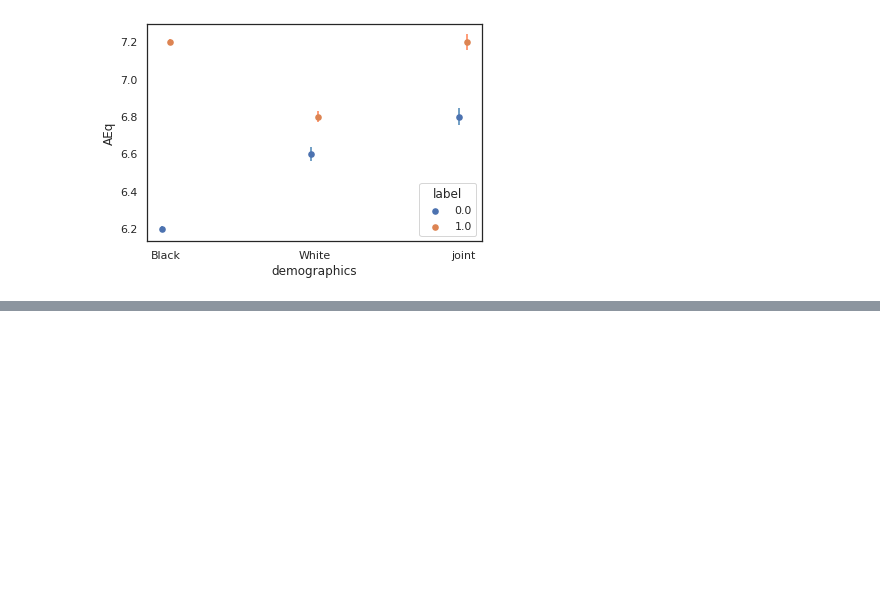
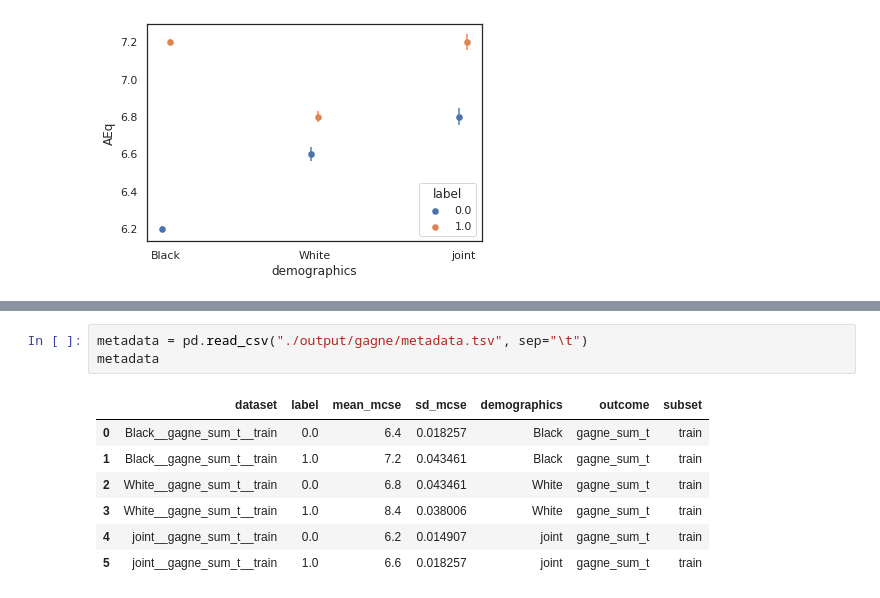
Before and after one commit to Nadkarni-Lab/cnnMCSE, a Jupyter notebook: demo/Demo-cleaned.ipynb, the cells around one changed output, grey strips where cells are left out. Cells and saved outputs as stored; diff of their text form; blank space fills up the shorter version.

```diff
--- a/demo/Demo-cleaned.ipynb
+++ b/demo/Demo-cleaned.ipynb
@@ -204,0 +226,11 @@ NameError: name 'current_label' is not defined
+# %%
+metadata = pd.read_csv("./output/gagne/metadata.tsv", sep="\t")
+metadata
+# %% [output]
+|  | dataset | label | mean_mcse | sd_mcse | demographics | outcome | subset |
+| 0 | Black__gagne_sum_t__train | 0.0 | 6.4 | 0.018257 | Black | gagne_sum_t | train |
+| 1 | Black__gagne_sum_t__train | 1.0 | 7.2 | 0.043461 | Black | gagne_sum_t | train |
+| 2 | White__gagne_sum_t__train | 0.0 | 6.8 | 0.043461 | White | gagne_sum_t | train |
+| 3 | White__gagne_sum_t__train | 1.0 | 8.4 | 0.038006 | White | gagne_sum_t | train |
+| 4 | joint__gagne_sum_t__train | 0.0 | 6.2 | 0.014907 | joint | gagne_sum_t | train |
+| 5 | joint__gagne_sum_t__train | 1.0 | 6.6 | 0.018257 | joint | gagne_sum_t | train |
```
Also changed, not shown: parts of 9 cells of this notebook, 4 other files.
